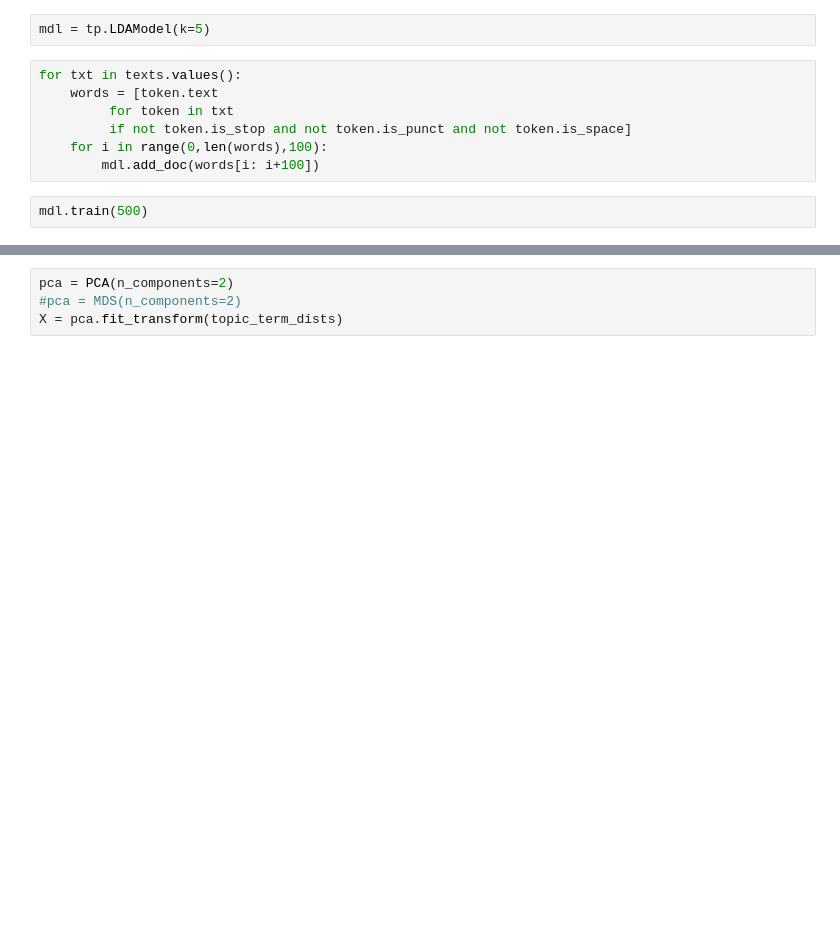
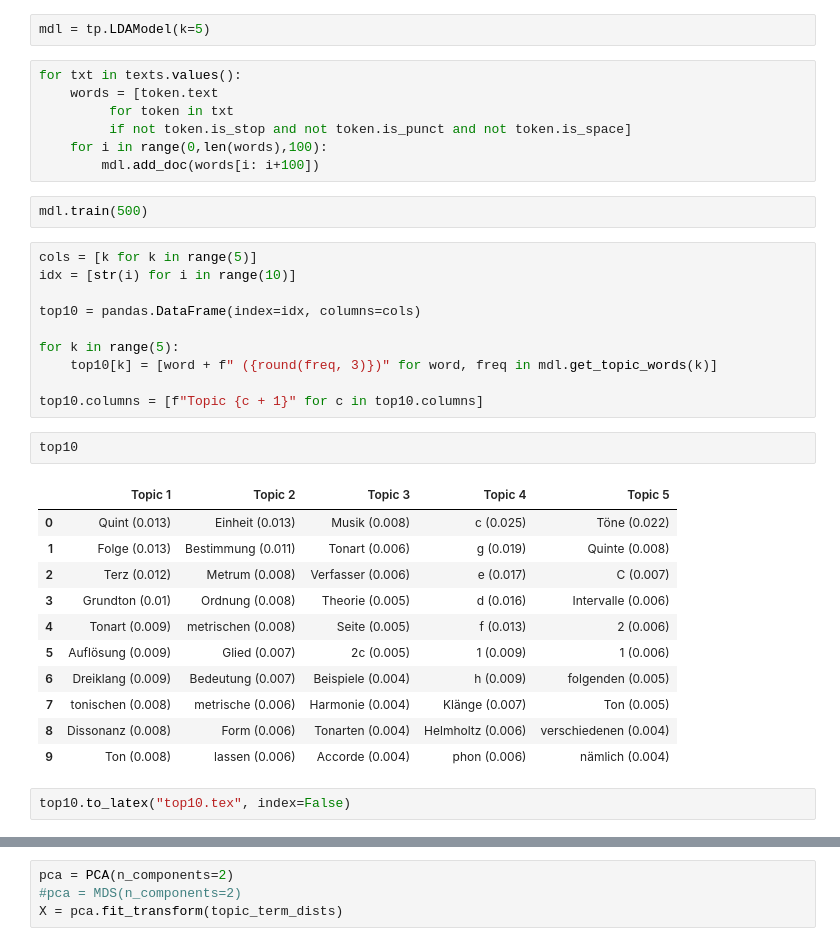
Before and after one commit to DCMLab/ddd, a Jupyter notebook: text_stats.ipynb, the cells around one changed output, grey strips where cells are left out. Cells and saved outputs as stored; diff of their text form; blank space fills up the shorter version.

```diff
--- a/text_stats.ipynb
+++ b/text_stats.ipynb
@@ -150,6 +151,32 @@ for txt in texts.values():
         mdl.add_doc(words[i: i+100])
 # %%
 mdl.train(500)
+# %%
+cols = [k for k in range(5)]
+idx = [str(i) for i in range(10)]
+
+top10 = pandas.DataFrame(index=idx, columns=cols)
+
+for k in range(5):
+    top10[k] = [word + f" ({round(freq, 3)})" for word, freq in mdl.get_topic_words(k)]
+
+top10.columns = [f"Topic {c + 1}" for c in top10.columns]
+# %%
+top10
+# %% [output]
+|  | Topic 1 | Topic 2 | Topic 3 | Topic 4 | Topic 5 |
+| 0 | Quint (0.013) | Einheit (0.013) | Musik (0.008) | c (0.025) | Töne (0.022) |
+| 1 | Folge (0.013) | Bestimmung (0.011) | Tonart (0.006) | g (0.019) | Quinte (0.008) |
+| 2 | Terz (0.012) | Metrum (0.008) | Verfasser (0.006) | e (0.017) | C (0.007) |
+| 3 | Grundton (0.01) | Ordnung (0.008) | Theorie (0.005) | d (0.016) | Intervalle (0.006) |
+| 4 | Tonart (0.009) | metrischen (0.008) | Seite (0.005) | f (0.013) | 2 (0.006) |
+| 5 | Auflösung (0.009) | Glied (0.007) | 2c (0.005) | 1 (0.009) | 1 (0.006) |
+| 6 | Dreiklang (0.009) | Bedeutung (0.007) | Beispiele (0.004) | h (0.009) | folgenden (0.005) |
+| 7 | tonischen (0.008) | metrische (0.006) | Harmonie (0.004) | Klänge (0.007) | Ton (0.005) |
+| 8 | Dissonanz (0.008) | Form (0.006) | Tonarten (0.004) | Helmholtz (0.006) | verschiedenen (0.004) |
+| 9 | Ton (0.008) | lassen (0.006) | Accorde (0.004) | phon (0.006) | nämlich (0.004) |
+# %%
+top10.to_latex("top10.tex", index=False)
 # %%
 # Plot and save most common terms along topics
 
```
Also changed, not shown: parts of 8 cells of this notebook, 9 other files.
